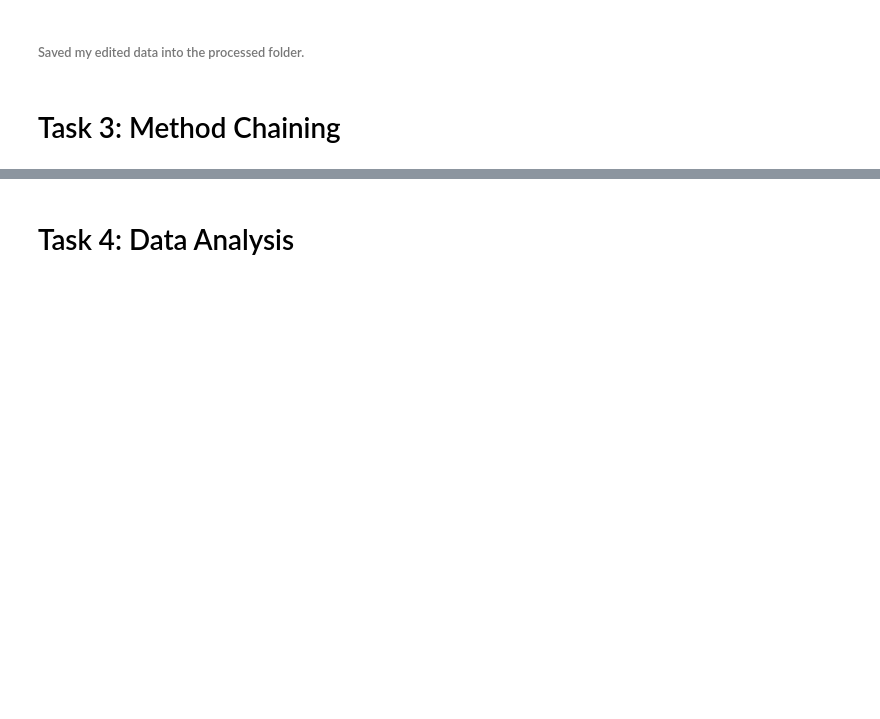
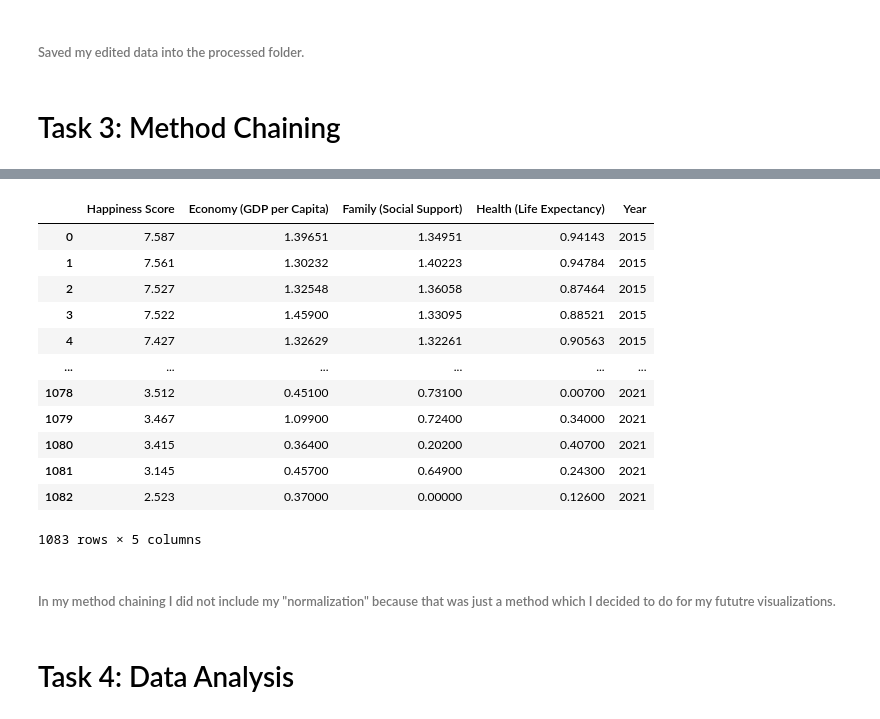
Before and after one commit to ubco-W2022T1-cosc301/project-group47, a Jupyter notebook: notebooks/analysis3.ipynb, the cells around one changed output, grey strips where cells are left out. Saved outputs shown, nothing was run; the diff lists cells and outputs as text; code cells hidden in the pictures; blank space fills up the shorter version.

```diff
--- a/notebooks/analysis3.ipynb
+++ b/notebooks/analysis3.ipynb
@@ -334,7 +334,7 @@ def load_and_process(url_or_path_to_csv_file):
          .copy().drop(df1.columns[0], axis=1)
          .dropna(axis=0))
 
-    df3 = (df1[df1.Year != 2022])
+    df3 = (df2[df2.Year != 2022])
 
 
     # Make sure to return the latest dataframe
@@ -346,3 +342,18 @@ SyntaxError: invalid syntax (project_functions3.py, line 4)
 # %%
-normalized_df1 = p3.load_and_process('../data/raw/world_happiness_report.csv'))
-normalized_df1
+load_and_process('../data/raw/world_happiness_report.csv')
+# %% [output]
+|  | Happiness Score | Economy (GDP per Capita) | Family (Social Support) | Health (Life Expectancy) | Year |
+| 0 | 7.587 | 1.39651 | 1.34951 | 0.94143 | 2015 |
+| 1 | 7.561 | 1.30232 | 1.40223 | 0.94784 | 2015 |
+| 2 | 7.527 | 1.32548 | 1.36058 | 0.87464 | 2015 |
+| 3 | 7.522 | 1.45900 | 1.33095 | 0.88521 | 2015 |
+| 4 | 7.427 | 1.32629 | 1.32261 | 0.90563 | 2015 |
+| ... | ... | ... | ... | ... | ... |
+| 1078 | 3.512 | 0.45100 | 0.73100 | 0.00700 | 2021 |
+| 1079 | 3.467 | 1.09900 | 0.72400 | 0.34000 | 2021 |
+| 1080 | 3.415 | 0.36400 | 0.20200 | 0.40700 | 2021 |
+| 1081 | 3.145 | 0.45700 | 0.64900 | 0.24300 | 2021 |
+| 1082 | 2.523 | 0.37000 | 0.00000 | 0.12600 | 2021 |
+1083 rows × 5 columns
+# %% [markdown]
+###### In my method chaining I did not include my "normalization" because that was just a method which I decided to do for my fututre visualizations.
```
Also changed, not shown: parts of 2 cells of this notebook, 1 other file.
